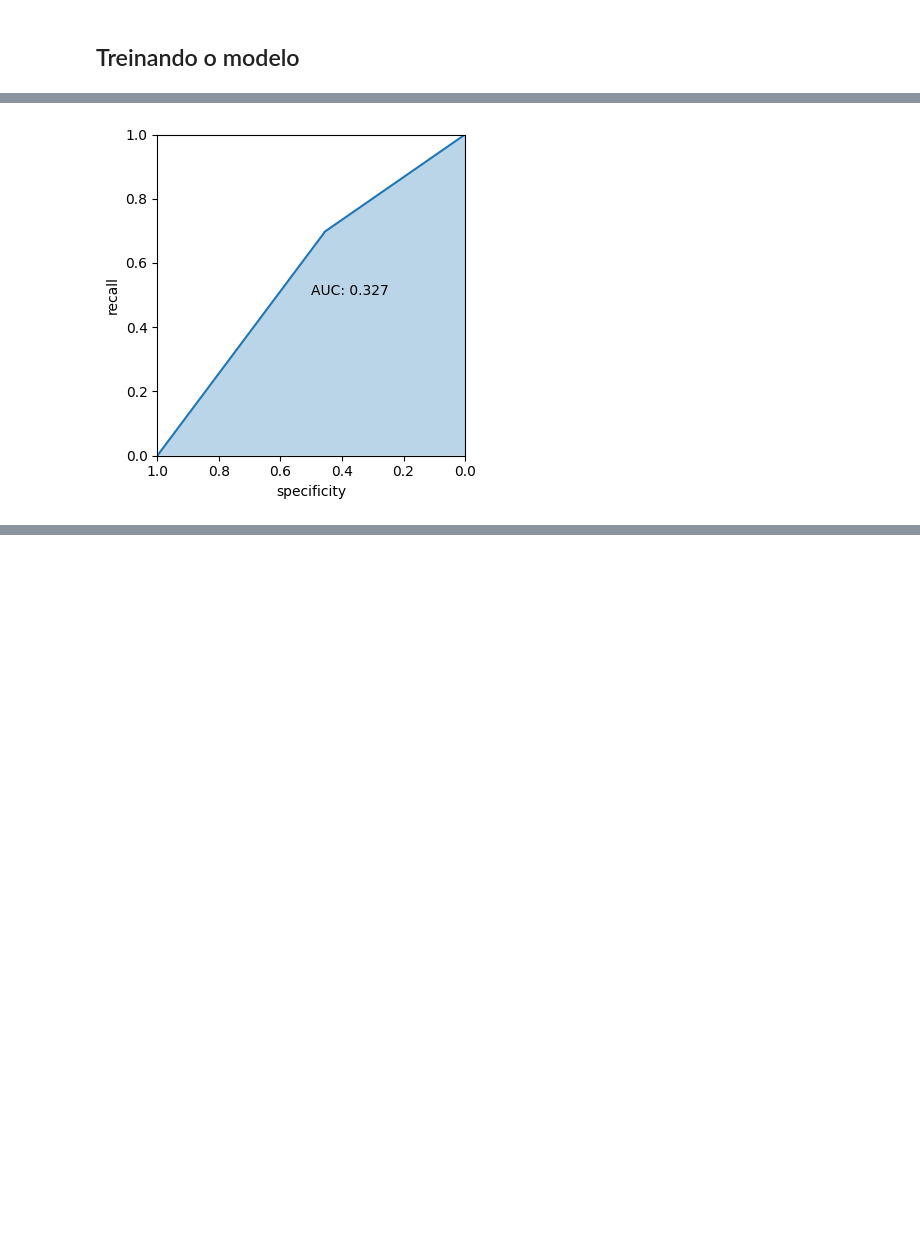
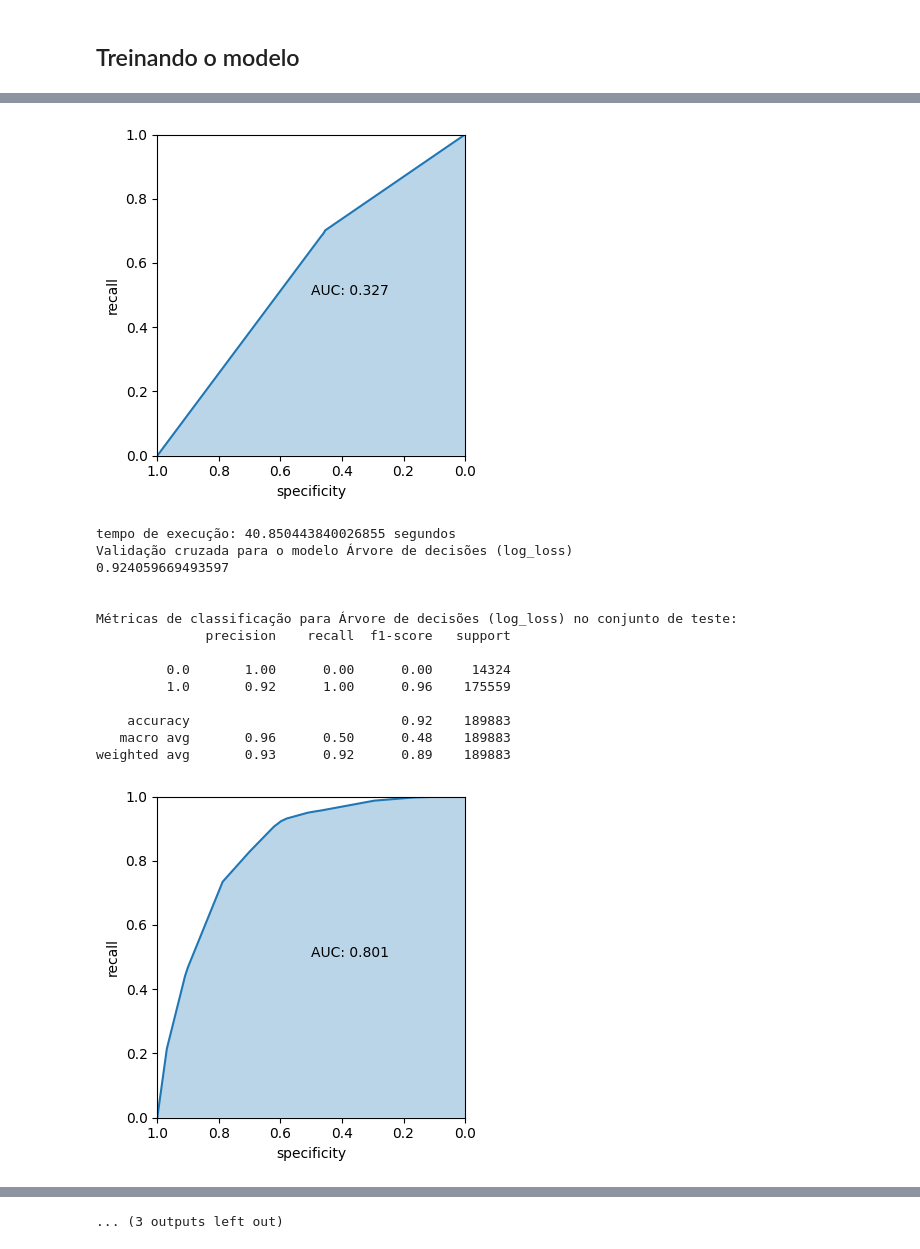
Before and after one commit to ChRxT09/projeto_integrador_3, a Jupyter notebook: notebooks/ml_model.ipynb, the cells around one changed output, grey strips where cells are left out. Drawn from its saved outputs; the diff is of its cells as text; code cells hidden in the pictures; blank space fills up the shorter version.

```diff
--- a/notebooks/ml_model.ipynb
+++ b/notebooks/ml_model.ipynb
@@ -264,16 +184,47 @@ weighted avg       0.86      0.92      0.89    189741
+# %%
+n_bayes = MultinomialNB() #.fit(X_train, y_train)
+decision_tree_log_loss = DecisionTreeClassifier(random_state=42, criterion='log_loss', max_depth=4) # .fit(X_train, y_train)
+decision_tree_gini = DecisionTreeClassifier(random_state=42, criterion='gini', max_depth=4) # .fit(X_train, y_train)
+decision_tree_entropy = DecisionTreeClassifier(random_state=42, criterion='entropy', max_depth=4) # .fit(X_train, y_train)
+extra_decision_tree_log_loss = ExtraTreeClassifier(random_state=42, criterion='log_loss', max_depth=4, max_features='log2', )
+extra_decision_tree_gini = ExtraTreeClassifier(random_state=42, criterion='gini', max_depth=4, max_features='log2')
+extra_decision_tree_entropy = ExtraTreeClassifier(random_state=42, criterion='entropy', max_depth=4, max_features='log2')
+# %%
+models = [
+    {"model":n_bayes, "name":'Naive Bayes'},
+    {"model":decision_tree_log_loss, "name": 'Árvore de decisões (log_loss)'},
+    {"model":decision_tree_gini, "name": 'Árvore de decisões (gini)'},
+    {"model":decision_tree_entropy, "name": 'Árvore de decisões (entrópica)'},
+    {"model":extra_decision_tree_log_loss, "name": 'Árvore de decisões extra (log_loss)'},
+    {"model":extra_decision_tree_gini, "name": 'Árvore de decisões extra (gini)'},
+    {"model":extra_decision_tree_entropy, "name": 'Árvore de decisões extra (entrópica)'}
+]
 # %%
-fpr, tpr, thresholds = roc_curve(y_test, n_bayes.predict_proba(X_test)[:, 0], pos_label=0)
-roc_df = pd.DataFrame({'recall': tpr, 'specificity': 1 - fpr})
-
-ax = roc_df.plot(x='specificity', y='recall', figsize=(4, 4), legend=False)
-ax.set_ylim(0, 1)
-ax.set_xlim(1, 0)
-ax.set_xlabel('specificity')
-ax.set_ylabel('recall')
-ax.text(0.5, 0.5, f'AUC: {np.sum(roc_df.recall[:-1] * np.diff(1 - roc_df.specificity)):.3f}')
-ax.fill_between(roc_df.specificity, 0, roc_df.recall, alpha=0.3)
+import time
 
 
-plt.tight_layout()
-plt.show()
+for model in models:
+    start = time.time()
+    print(f"Validação cruzada para o modelo {model['name']}")
+    print(cross_val_score(model["model"], X_train, y_train, cv=10).mean())
+    print()
+    print()
+    model["model"].fit(X_train, y_train)
+    y_pred_test = model["model"].predict(X_test)
+    print(f"Métricas de classificação para {model['name']} no conjunto de teste: ")
+    print(classification_report(y_test, y_pred_test, zero_division=1))
+    print()
+    fpr, tpr, thresholds = roc_curve(y_test, model['model'].predict_proba(X_test)[:, 0], pos_label=0)
+    roc_df = pd.DataFrame({'recall': tpr, 'specificity': 1 - fpr})
+    ax = roc_df.plot(x='specificity', y='recall', figsize=(4, 4), legend=False)
+    ax.set_ylim(0, 1)
+    ax.set_xlim(1, 0)
+    ax.set_xlabel('specificity')
+    ax.set_ylabel('recall')
+    ax.text(0.5, 0.5, f'AUC: {np.sum(roc_df.recall[:-1] * np.diff(1 - roc_df.specificity)):.3f}')
+    ax.fill_between(roc_df.specificity, 0, roc_df.recall, alpha=0.3)
+    plt.tight_layout()
+    plt.show()
+    end = time.time()
+    print(f"tempo de execução: {end - start} segundos")
 # %% [output]
@@ -280 +244,16 @@ plt.show()
 [figure]
+tempo de execução: 40.850443840026855 segundos
+Validação cruzada para o modelo Árvore de decisões (log_loss)
+0.924059669493597
+
+
+Métricas de classificação para Árvore de decisões (log_loss) no conjunto de teste:
+              precision    recall  f1-score   support
+
+         0.0       1.00      0.00      0.00     14324
+         1.0       0.92      1.00      0.96    175559
+
+    accuracy                           0.92    189883
+   macro avg       0.96      0.50      0.48    189883
+weighted avg       0.93      0.92      0.89    189883
+[figure, added]
@@ -280,0 +320 @@ plt.show()
+... (3 outputs left out)
```
Also changed, not shown: parts of 13 cells of this notebook.
